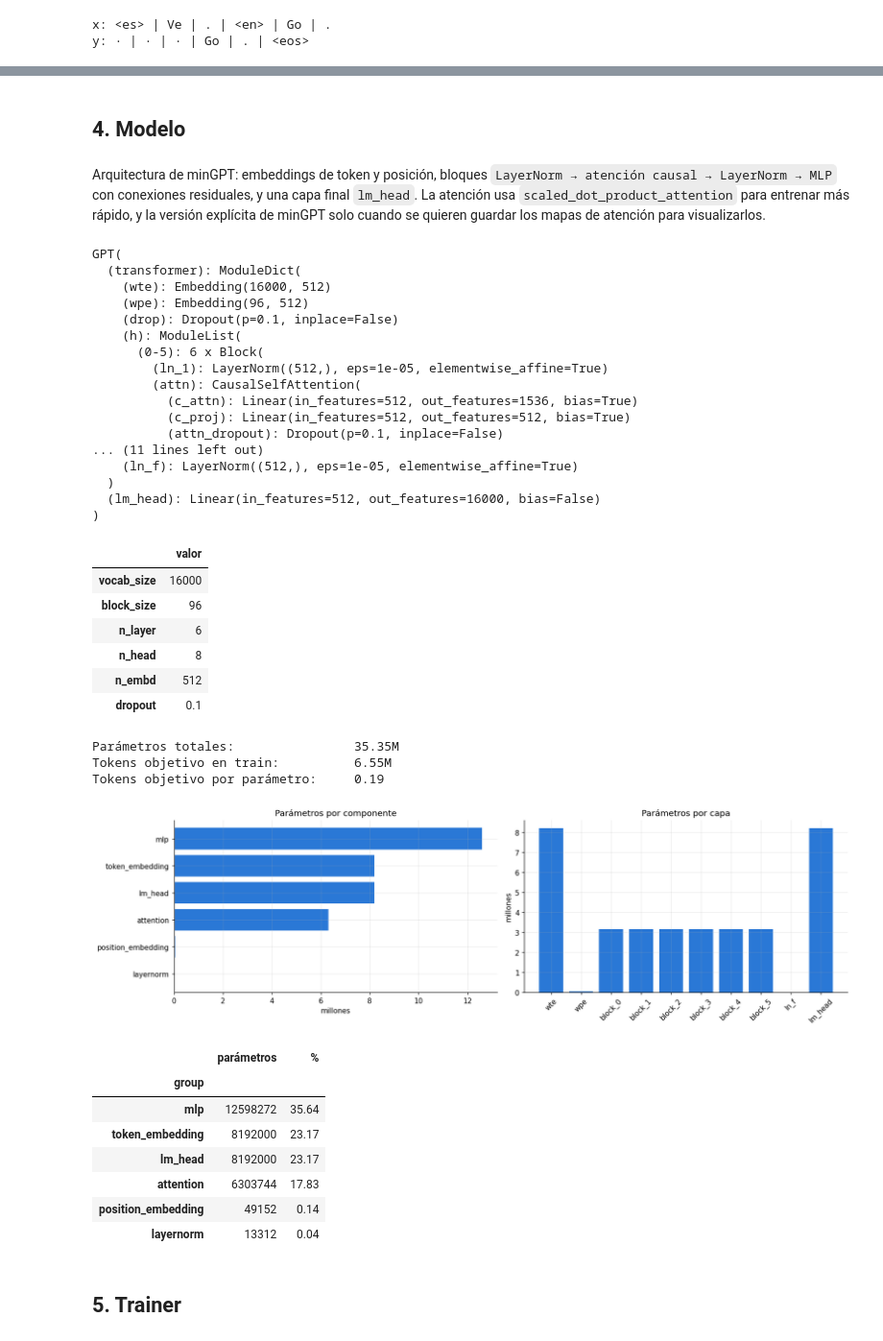
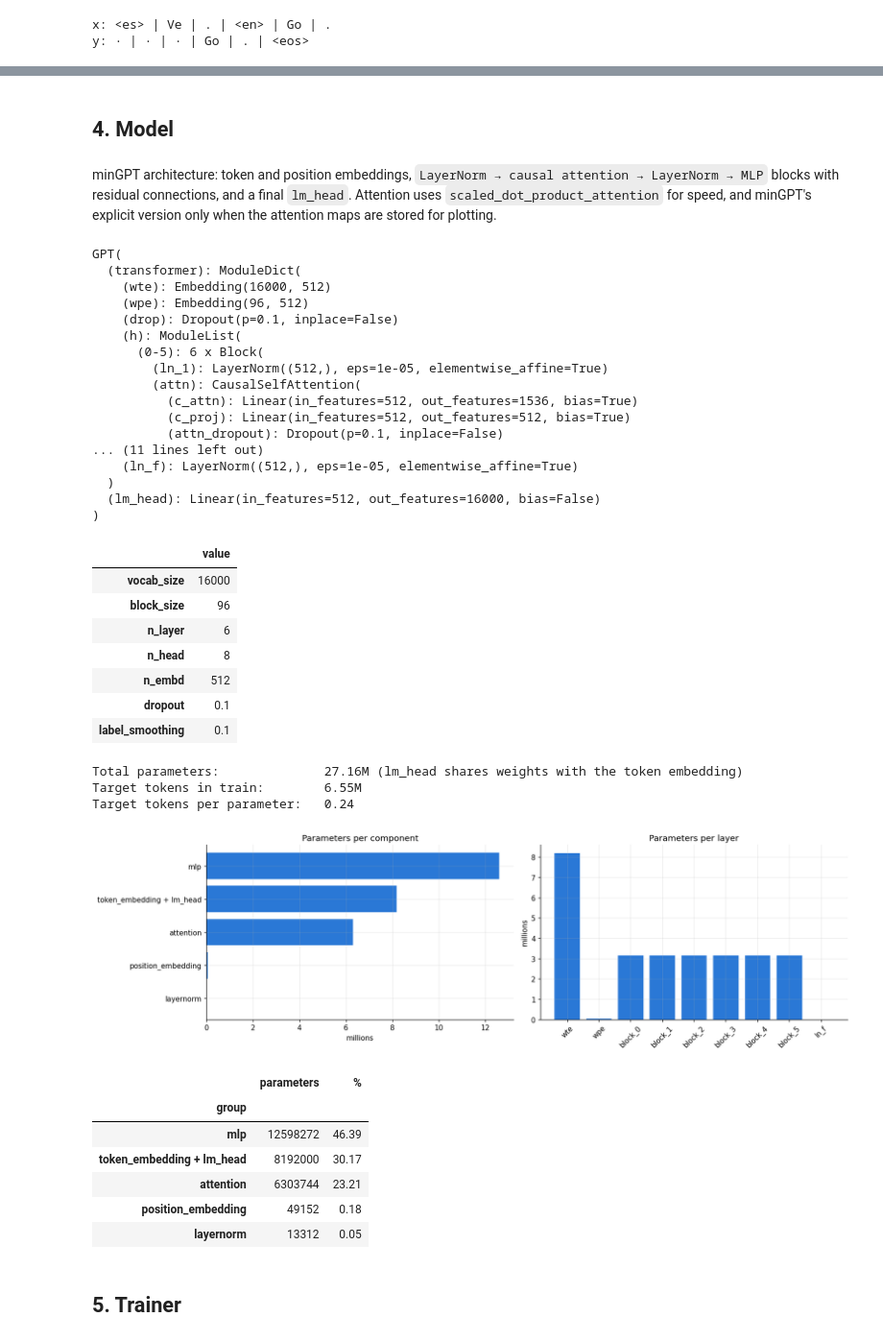
Before and after one commit to iesusdavila/spanish_to_english_gpt, a Jupyter notebook: spanish_to_english_my_gpt.ipynb, the cells around one changed output, grey strips where cells are left out. Shown at 96% size. Saved outputs shown, nothing was run; the diff lists cells and outputs as text; code cells hidden in the pictures.

Commit message:
Improve parameters and increase performance

```diff
--- a/spanish_to_english_my_gpt.ipynb
+++ b/spanish_to_english_my_gpt.ipynb
@@ -470,7 +504,7 @@ y: · | · | · | Go | . | <eos>
 # %% [markdown]
-## 4. Modelo
+## 4. Model
-# %% [markdown]
-Arquitectura de minGPT: embeddings de token y posición, bloques `LayerNorm → atención causal → LayerNorm → MLP` con conexiones residuales, y una capa final `lm_head`. La atención usa `scaled_dot_product_attention` para entrenar más rápido, y la versión explícita de minGPT solo cuando se quieren guardar los mapas de atención para visualizarlos.
+# %% [markdown]
+minGPT architecture: token and position embeddings, `LayerNorm → causal attention → LayerNorm → MLP` blocks with residual connections, and a final `lm_head`. Attention uses `scaled_dot_product_attention` for speed, and minGPT's explicit version only when the attention maps are stored for plotting.
 # %%
 @dataclass
 class GPTConfig:
@@ -480,7 +514,7 @@ class GPTConfig:
     n_head: int = 8
     n_embd: int = 512
     dropout: float = 0.1
-
+    label_smoothing: float = 0.1
 
 class CausalSelfAttention(nn.Module):
     def __init__(self, config):
@@ -507,7 +541,6 @@ class CausalSelfAttention(nn.Module):
         y = y.transpose(1, 2).contiguous().view(B, T, C)
         return self.resid_dropout(self.c_proj(y))
 
-
 class Block(nn.Module):
     def __init__(self, config):
         super().__init__()
@@ -525,7 +558,6 @@ class Block(nn.Module):
         x = x + self.attn(self.ln_1(x))
         return x + self.mlp(self.ln_2(x))
 
-
 class GPT(nn.Module):
     def __init__(self, config):
         super().__init__()
@@ -539,6 +571,7 @@ class GPT(nn.Module):
         ))
         self.lm_head = nn.Linear(config.n_embd, config.vocab_size, bias=False)
         self.apply(self._init_weights)
+        self.lm_head.weight = self.transformer.wte.weight
         for name, p in self.named_parameters():
             if name.endswith("c_proj.weight") or name.endswith("mlp.2.weight"):
                 nn.init.normal_(p, mean=0.0, std=0.02 / math.sqrt(2 * config.n_layer))
@@ -555,10 +588,13 @@ class GPT(nn.Module):
         x = self.transformer.drop(self.transformer.wte(idx) + self.transformer.wpe(pos))
         for block in self.transformer.h:
             x = block(x)
-        logits = self.lm_head(self.transformer.ln_f(x))
+        x = self.transformer.ln_f(x)
         if targets is None:
-            return logits
-        return F.cross_entropy(logits.view(-1, logits.size(-1)), targets.view(-1), ignore_index=-1).unsqueeze(0)
+            return self.lm_head(x[:, [-1], :])
+        logits = self.lm_head(x)
+        smoothing = self.config.label_smoothing if self.training else 0.0
+        loss = F.cross_entropy(logits.view(-1, logits.size(-1)), targets.view(-1), ignore_index=-1, label_smoothing=smoothing)
+        return loss.unsqueeze(0)
 
     def configure_optimizers(self, config):
         decay = [p for n, p in self.named_parameters() if p.dim() >= 2 and "wte" not in n and "wpe" not in n]
@@ -583,10 +619,8 @@ class GPT(nn.Module):
         rows = []
         for name, p in self.named_parameters():
             parts = name.split(".")
-            if parts[0] == "lm_head":
-                layer, group = "lm_head", "lm_head"
-            elif parts[1] != "h":
-                layer, group = parts[1], {"wte": "token_embedding", "wpe": "position_embedding", "ln_f": "layernorm"}[parts[1]]
+            if parts[1] != "h":
+                layer, group = parts[1], {"wte": "token_embedding + lm_head", "wpe": "position_embedding", "ln_f": "layernorm"}[parts[1]]
             else:
                 layer, group = f"block_{parts[2]}", {"attn": "attention", "mlp": "mlp"}.get(parts[3], "layernorm")
             rows.append(dict(name=name, layer=layer, group=group, shape=tuple(p.shape), params=p.numel()))
@@ -595,7 +629,7 @@ class GPT(nn.Module):
 model_config = GPTConfig(vocab_size=tokenizer.vocab_size, block_size=BLOCK_SIZE)
 model = GPT(model_config)
 print(model)
-pd.Series(asdict(model_config), name="valor", dtype=object).to_frame()
+pd.Series(asdict(model_config), name="value", dtype=object).to_frame()
 # %% [output]
 GPT(
   (transformer): ModuleDict(
@@ -614,47 +648,47 @@ GPT(
   )
   (lm_head): Linear(in_features=512, out_features=16000, bias=False)
 )
-|  | valor |
+|  | value |
 | vocab_size | 16000 |
 | block_size | 96 |
 | n_layer | 6 |
 | n_head | 8 |
 | n_embd | 512 |
 | dropout | 0.1 |
+| label_smoothing | 0.1 |
 # %%
 params = model.parameter_table()
 n_params = params["params"].sum()
-train_targets = sum(int((y != -1).sum()) for _, y in datasets["train"])
+train_targets = sum(len(t) + 1 for t in datasets["train"].targets)
 
-print(f"Parámetros totales:                {n_params / 1e6:.2f}M")
-print(f"Tokens objetivo en train:          {train_targets / 1e6:.2f}M")
-print(f"Tokens objetivo por parámetro:     {train_targets / n_params:.2f}")
+print(f"Total parameters:              {n_params / 1e6:.2f}M (lm_head shares weights with the token embedding)")
+print(f"Target tokens in train:        {train_targets / 1e6:.2f}M")
+print(f"Target tokens per parameter:   {train_targets / n_params:.2f}")
 
 by_group = params.groupby("group")["params"].sum().sort_values()
 by_layer = params.groupby("layer", sort=False)["params"].sum()
 
 fig, axes = plt.subplots(1, 2, figsize=(15, 4.5))
 axes[0].barh(by_group.index, by_group.values / 1e6, color=PALETTE[0])
-axes[0].set(title="Parámetros por componente", xlabel="millones")
+axes[0].set(title="Parameters per component", xlabel="millions")
 axes[1].bar(by_layer.index, by_layer.values / 1e6, color=PALETTE[0])
-axes[1].set(title="Parámetros por capa", ylabel="millones")
+axes[1].set(title="Parameters per layer", ylabel="millions")
 axes[1].tick_params(axis="x", rotation=45)
 fig.tight_layout()
 plt.show()
 
-by_group.to_frame("parámetros").assign(**{"%": lambda d: (100 * d["parámetros"] / n_params).round(2)})[::-1]
+by_group.to_frame("parameters").assign(**{"%": lambda d: (100 * d["parameters"] / n_params).round(2)})[::-1]
 # %% [output]
-Parámetros totales:                35.35M
-Tokens objetivo en train:          6.55M
-Tokens objetivo por parámetro:     0.19
+Total parameters:              27.16M (lm_head shares weights with the token embedding)
+Target tokens in train:        6.55M
+Target tokens per parameter:   0.24
-[figure, old version]
+[figure, new version]
-|  | parámetros | % |
+|  | parameters | % |
 | group |  |  |
-| mlp | 12598272 | 35.64 |
-| token_embedding | 8192000 | 23.17 |
-| lm_head | 8192000 | 23.17 |
-| attention | 6303744 | 17.83 |
-| position_embedding | 49152 | 0.14 |
-| layernorm | 13312 | 0.04 |
+| mlp | 12598272 | 46.39 |
+| token_embedding + lm_head | 8192000 | 30.17 |
+| attention | 6303744 | 23.21 |
+| position_embedding | 49152 | 0.18 |
+| layernorm | 13312 | 0.05 |
 # %% [markdown]
 ## 5. Trainer
```
Also changed, not shown: parts of 59 cells of this notebook.
